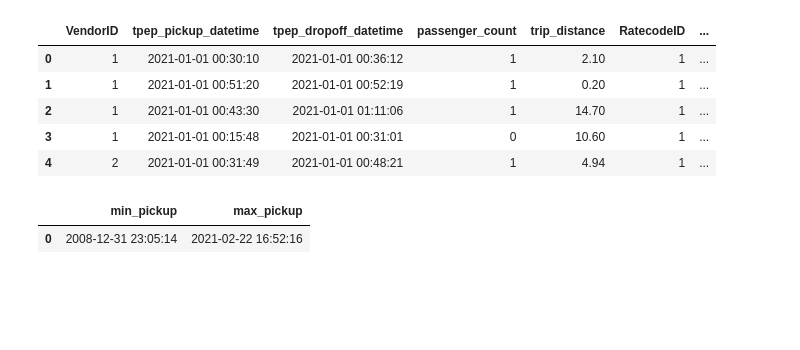
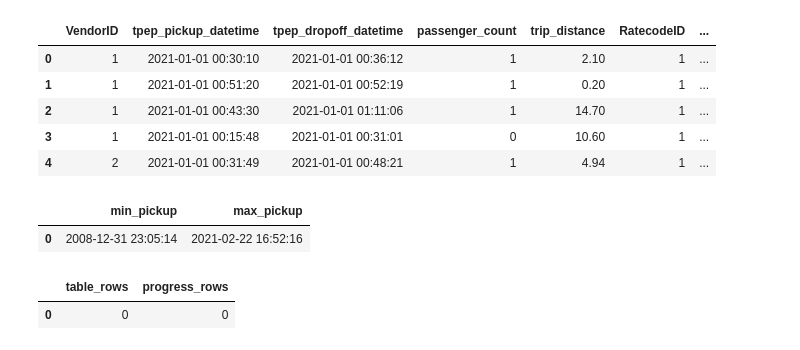
Before and after one commit to waigisteve/docker_dataengjneering_module1, a Jupyter notebook: pipeline/notebook.ipynb, the cells around one changed output. Drawn from its saved outputs; the diff is of its cells as text; code cells hidden in the pictures; blank space fills up the shorter version.

```diff
--- a/pipeline/notebook.ipynb
+++ b/pipeline/notebook.ipynb
@@ -790,3 +790,55 @@ FROM yellow_taxi_data
 # %% [output]
 |  | min_pickup | max_pickup |
 | 0 | 2008-12-31 23:05:14 | 2021-02-22 16:52:16 |
+# %%
+import os
+import pandas as pd
+from sqlalchemy import create_engine, text
+
+# --- Recreate engine ---
+PG_HOST = os.environ.get("POSTGRES_HOST", "ny_taxi_pg")
+PG_PORT = int(os.environ.get("POSTGRES_PORT", "5432"))
+PG_USER = os.environ["POSTGRES_USER"]
+PG_PASS = os.environ["POSTGRES_PASSWORD"]
+PG_DB   = os.environ["POSTGRES_DB"]
+
+engine = create_engine(f"postgresql+psycopg2://{PG_USER}:{PG_PASS}@{PG_HOST}:{PG_PORT}/{PG_DB}")
+
+TABLE_NAME = "yellow_taxi_data"
+LOAD_ID = "yellow_2021_01"
+
+with engine.begin() as conn:
+    # 1) Ensure progress table exists (so DELETE won't fail)
+    conn.execute(text("""
+    CREATE TABLE IF NOT EXISTS etl_load_progress (
+        load_id TEXT PRIMARY KEY,
+        table_name TEXT NOT NULL,
+        source_url TEXT NOT NULL,
+        chunk_size INT NOT NULL,
+        rows_loaded BIGINT NOT NULL DEFAULT 0,
+        chunks_loaded BIGINT NOT NULL DEFAULT 0,
+        last_success_at TIMESTAMPTZ,
+        last_error_at TIMESTAMPTZ,
+        last_error TEXT
+    );
+    """))
+
+    # 2) Truncate data table if it exists (skip if not yet created)
+    conn.execute(text(f'DO $$ BEGIN '
+                      f'IF to_regclass(\'public."{TABLE_NAME}"\') IS NOT NULL THEN '
+                      f'EXECUTE \'TRUNCATE TABLE "{TABLE_NAME}"\'; '
+                      f'END IF; '
+                      f'END $$;'))
+
+    # 3) Reset progress for this load id
+    conn.execute(text("DELETE FROM etl_load_progress WHERE load_id = :load_id"), {"load_id": LOAD_ID})
+
+# Sanity check
+pd.read_sql(f"""
+SELECT
+  COALESCE((SELECT COUNT(*) FROM "{TABLE_NAME}"), 0) AS table_rows,
+  (SELECT COUNT(*) FROM etl_load_progress WHERE load_id = '{LOAD_ID}') AS progress_rows
+""", con=engine)
+# %% [output]
+|  | table_rows | progress_rows |
+| 0 | 0 | 0 |
```
Also changed, not shown: parts of 1 cell of this notebook.
